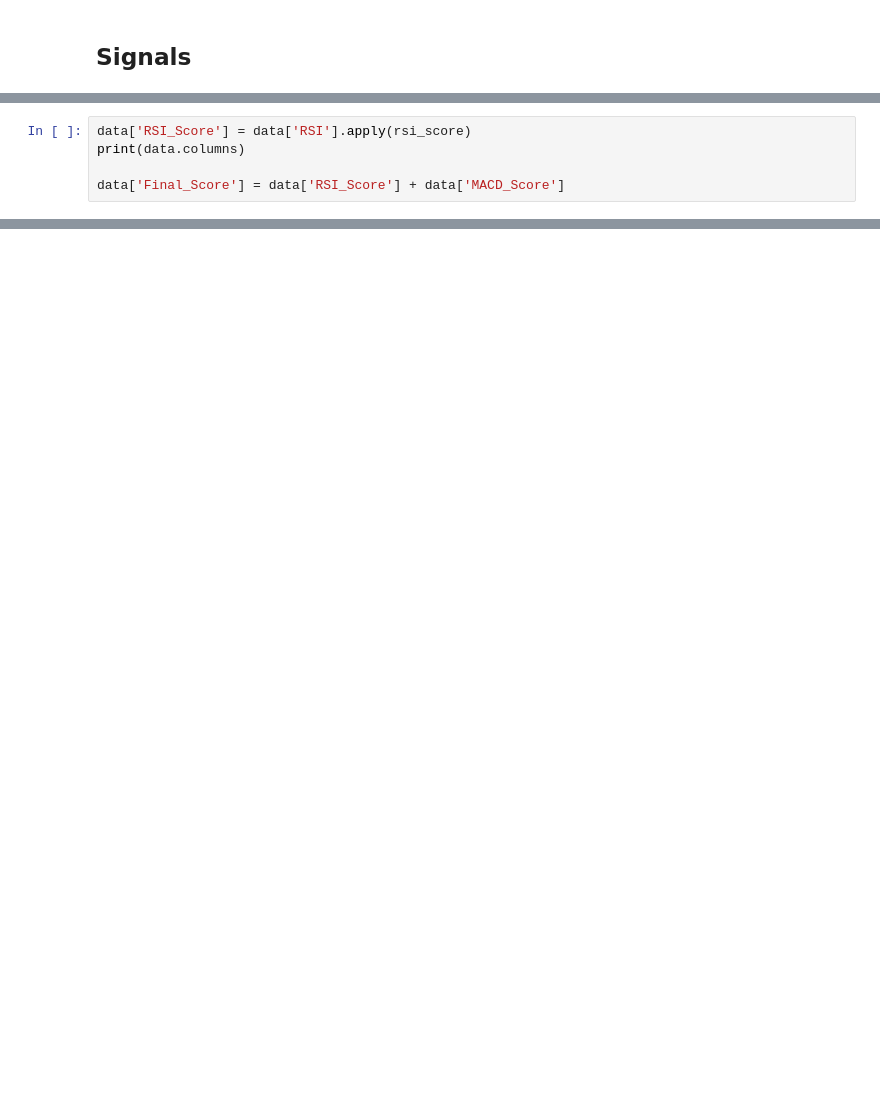
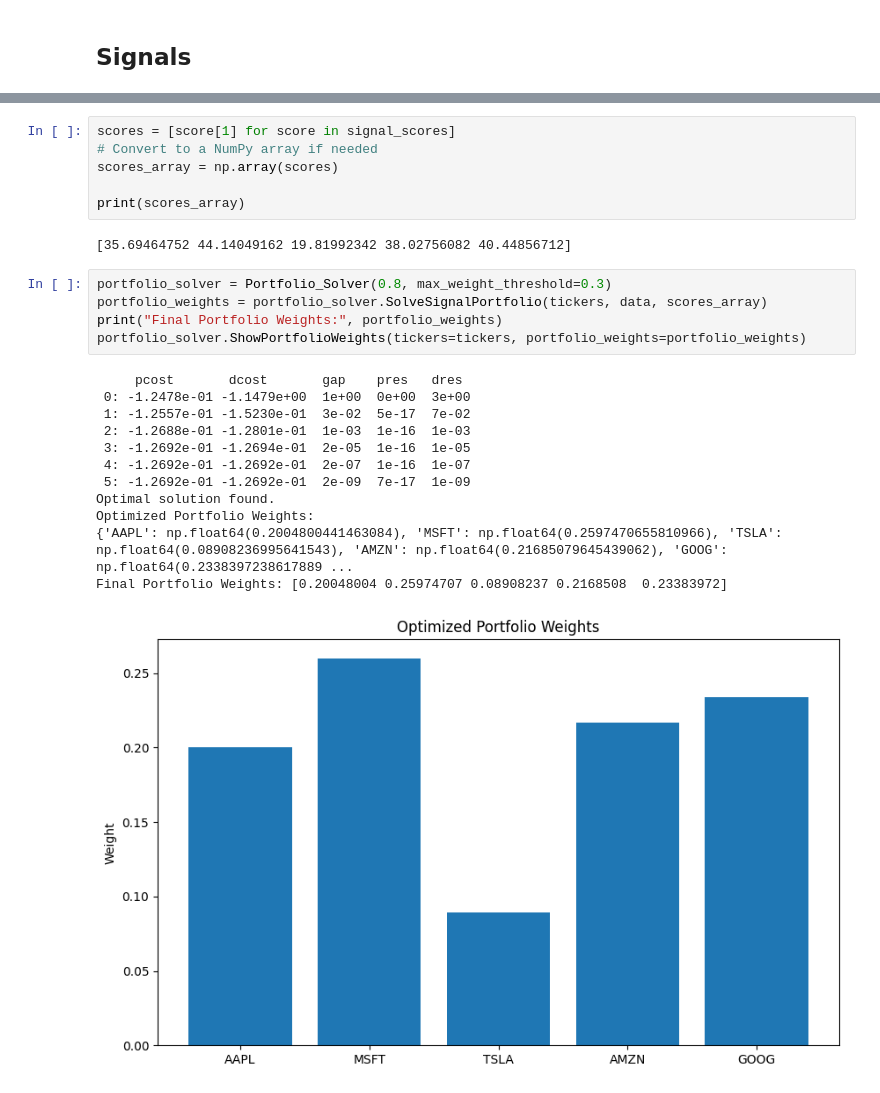
Before and after one commit to mathieupelo/SDA-Project, a Jupyter notebook: pipeline.ipynb, the cells around one changed output, grey strips where cells are left out. Saved outputs shown, nothing was run; the diff lists cells and outputs as text; blank space fills up the shorter version.

```diff
--- a/pipeline.ipynb
+++ b/pipeline.ipynb
@@ -141,5 +28,0 @@ def macd_score(macd_value, macd_signal_value):
-# %%
-data['RSI_Score'] = data['RSI'].apply(rsi_score)
-print(data.columns)
-
-data['Final_Score'] = data['RSI_Score'] + data['MACD_Score']
@@ -158,0 +75,26 @@ KeyError: 'MACD_Score'
+# %%
+scores = [score[1] for score in signal_scores]
+# Convert to a NumPy array if needed
+scores_array = np.array(scores)
+
+print(scores_array)
+# %% [output]
+[35.69464752 44.14049162 19.81992342 38.02756082 40.44856712]
+# %%
+portfolio_solver = Portfolio_Solver(0.8, max_weight_threshold=0.3)
+portfolio_weights = portfolio_solver.SolveSignalPortfolio(tickers, data, scores_array)
+print("Final Portfolio Weights:", portfolio_weights)
+portfolio_solver.ShowPortfolioWeights(tickers=tickers, portfolio_weights=portfolio_weights)
+# %% [output]
+     pcost       dcost       gap    pres   dres
+ 0: -1.2478e-01 -1.1479e+00  1e+00  0e+00  3e+00
+ 1: -1.2557e-01 -1.5230e-01  3e-02  5e-17  7e-02
+ 2: -1.2688e-01 -1.2801e-01  1e-03  1e-16  1e-03
+ 3: -1.2692e-01 -1.2694e-01  2e-05  1e-16  1e-05
+ 4: -1.2692e-01 -1.2692e-01  2e-07  1e-16  1e-07
+ 5: -1.2692e-01 -1.2692e-01  2e-09  7e-17  1e-09
+Optimal solution found.
+Optimized Portfolio Weights:
+{'AAPL': np.float64(0.2004800441463084), 'MSFT': np.float64(0.2597470655810966), 'TSLA': np.float64(0.08908236995641543), 'AMZN': np.float64(0.21685079645439062), 'GOOG': np.float64(0.2338397238617889 ...
+Final Portfolio Weights: [0.20048004 0.25974707 0.08908237 0.2168508  0.23383972]
+[figure, added]
```
Also changed, not shown: parts of 8 cells of this notebook.
